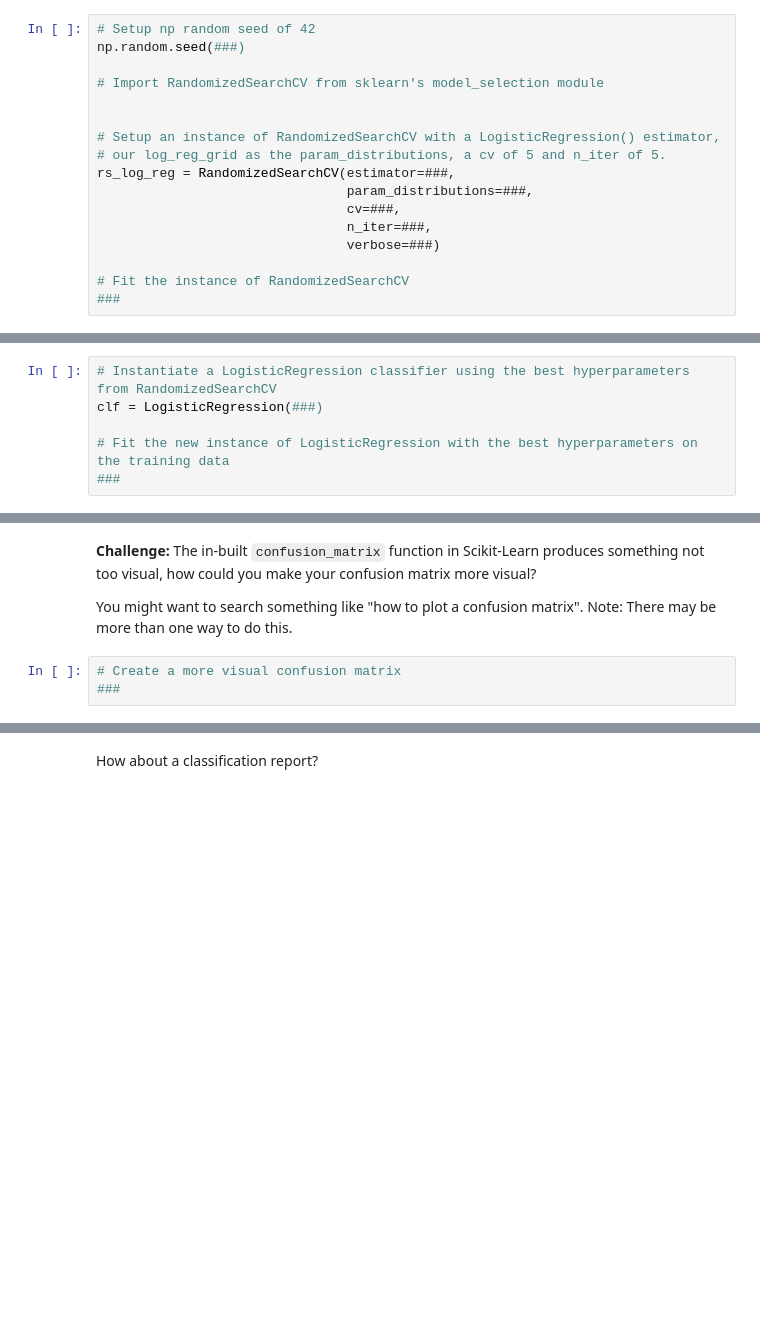
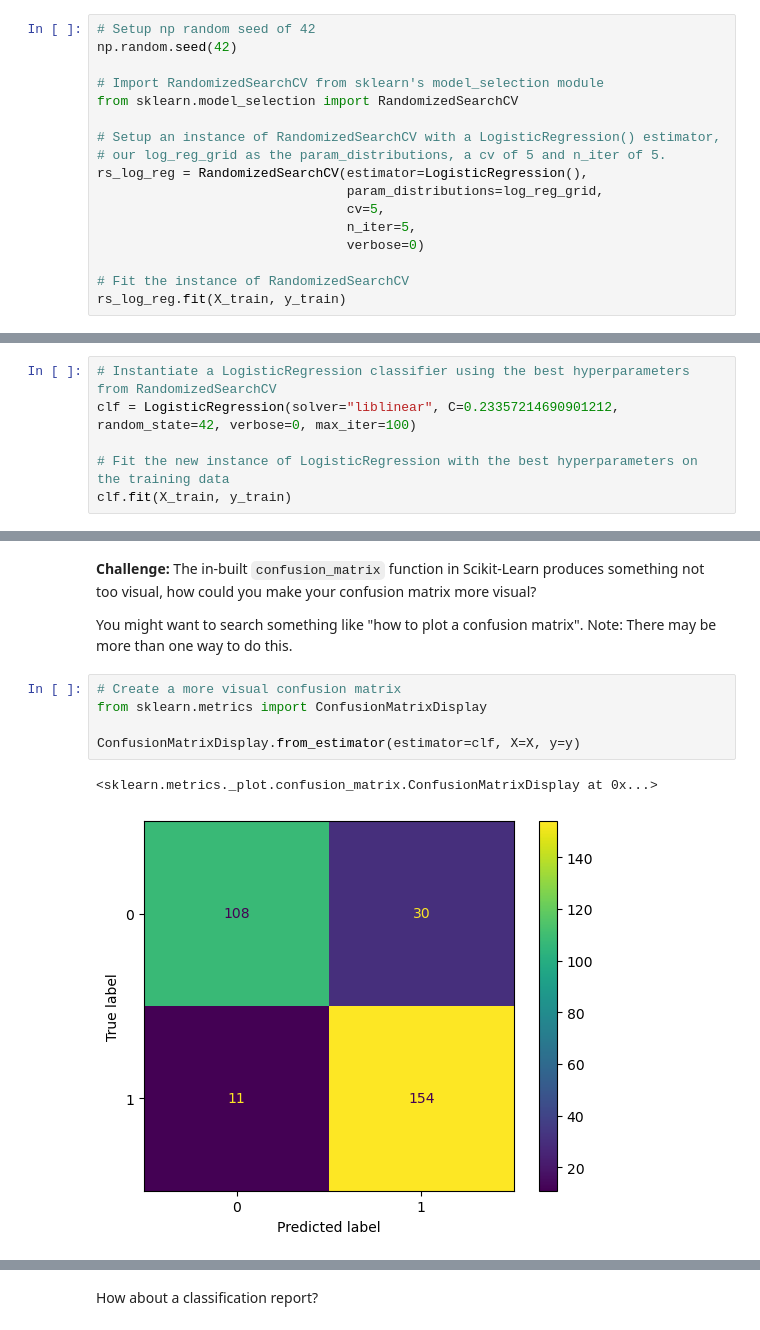
Before and after one commit to AHMAD-KHAIRI/ztm-ml-course, a Jupyter notebook: 05_scikit-learn/scikit-learn-exercises.ipynb, the cells around one changed output, grey strips where cells are left out. Drawn from its saved outputs; the diff is of its cells as text; blank space fills up the shorter version.

```diff
--- a/05_scikit-learn/scikit-learn-exercises.ipynb
+++ b/05_scikit-learn/scikit-learn-exercises.ipynb
@@ -266,18 +321,18 @@ log_reg_grid = {"C": np.logspace(-4, 4, 20),
 Since we've got a set of hyperparameters we can import `RandomizedSearchCV`, pass it our dictionary of hyperparameters and let it search for the best combination.
 # %%
 # Setup np random seed of 42
-np.random.seed(###)
+np.random.seed(42)
 
 # Import RandomizedSearchCV from sklearn's model_selection module
-
+from sklearn.model_selection import RandomizedSearchCV
 
 # Setup an instance of RandomizedSearchCV with a LogisticRegression() estimator,
 # our log_reg_grid as the param_distributions, a cv of 5 and n_iter of 5.
-rs_log_reg = RandomizedSearchCV(estimator=###,
-                                param_distributions=###,
-                                cv=###,
-                                n_iter=###,
-                                verbose=###)
+rs_log_reg = RandomizedSearchCV(estimator=LogisticRegression(),
+                                param_distributions=log_reg_grid,
+                                cv=5,
+                                n_iter=5,
+                                verbose=0)
 
 # Fit the instance of RandomizedSearchCV
-###
+rs_log_reg.fit(X_train, y_train)
@@ -309,7 +394,7 @@ But when it comes to classification, you'll likely want to use a few more evalua
 Before we get to these, we'll instantiate a new instance of our model using the best hyerparameters found by `RandomizedSearchCV`.
 # %%
 # Instantiate a LogisticRegression classifier using the best hyperparameters from RandomizedSearchCV
-clf = LogisticRegression(###)
+clf = LogisticRegression(solver="liblinear", C=0.23357214690901212, random_state=42, verbose=0, max_iter=100)
 
 # Fit the new instance of LogisticRegression with the best hyperparameters on the training data
-###
+clf.fit(X_train, y_train)
@@ -342,4 +432,9 @@ Time to use the predictions our model has made to evaluate it beyond accuracy.
 You might want to search something like "how to plot a confusion matrix". Note: There may be more than one way to do this.
 # %%
 # Create a more visual confusion matrix
-###
+from sklearn.metrics import ConfusionMatrixDisplay
+
+ConfusionMatrixDisplay.from_estimator(estimator=clf, X=X, y=y)
+# %% [output]
+<sklearn.metrics._plot.confusion_matrix.ConfusionMatrixDisplay at 0x...>
+[figure, added]
```
Also changed, not shown: parts of 58 cells of this notebook, 1 other file.
